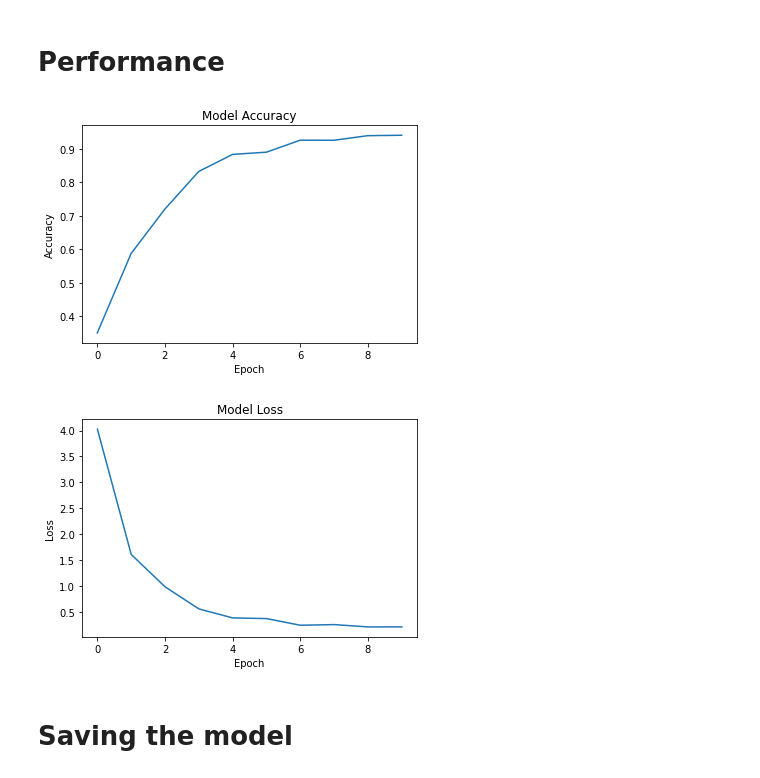
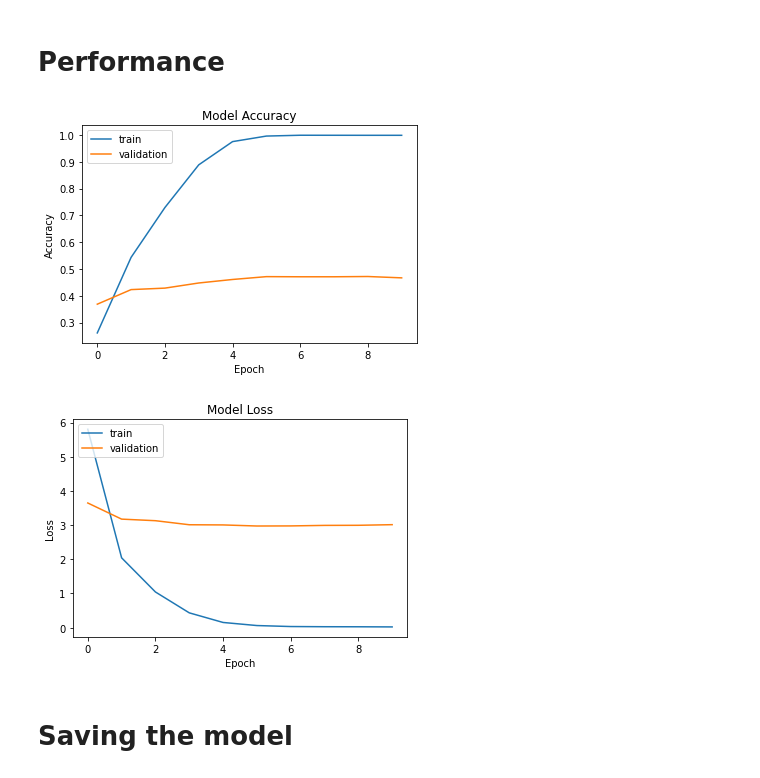
Before and after one commit to sagnik106/Dog-Breed-Identification, a Jupyter notebook: trainer.ipynb, the cells around one changed output. Cells and saved outputs as stored; diff of their text form; code cells hidden in the pictures.

Commit message:
Added validation split

```diff
--- a/trainer.ipynb
+++ b/trainer.ipynb
@@ -46,9 +46,8 @@ plt.show()
 # %% [markdown]
 # Data Generator
 # %%
-gen = ImageDataGenerator(preprocessing_function=preprocess_input)
+gen = ImageDataGenerator(preprocessing_function=preprocess_input, validation_split=0.2)
+batch_size=64
 # %%
-batch_size=4
-
-d_generator=gen.flow_from_directory(directory="dog-breed-identification/train", target_size=(128,128), color_mode='rgb', class_mode='categorical', batch_size=batch_size)
+train_generator=gen.flow_from_directory(directory="dog-breed-identification/train", target_size=(128,128), class_mode='categorical', batch_size=batch_size, subset='training')
 # %% [output]
@@ -55,0 +55,2 @@ Found 10222 images belonging to 120 classes.
+# %%
+val_generator=gen.flow_from_directory(directory="dog-breed-identification/train", target_size=(128,128), class_mode='categorical', batch_size=batch_size, subset='validation')
@@ -94,6 +97,6 @@ tdash=Tensordash(email='sagnik106@gmail.com', ModelName="Dog Breed Classifier")
 # Training
 # %%
 with tf.device("/gpu:0"):
-    hist=m.fit(d_generator, epochs=10, steps_per_epoch=10222//batch_size, verbose=1, callbacks=[tdash])
+    hist=m.fit(train_generator, epochs=10, steps_per_epoch=train_generator.samples//batch_size, validation_data=val_generator, validation_steps=val_generator.samples//batch_size, verbose=1, callbacks=[tdash])
 # %% [output]
 Epoch 1/10
@@ -120,25 +123,25 @@ Epoch 10/10
 # Performance
 # %%
 plt.plot(hist.history['accuracy'])
-#plt.plot(hist.history['val_accuracy'])
+plt.plot(hist.history['val_accuracy'])
 plt.title('Model Accuracy')
 plt.ylabel('Accuracy')
 plt.xlabel('Epoch')
-#plt.legend(['train', 'validation'], loc='upper left')
+plt.legend(['train', 'validation'], loc='upper left')
 plt.savefig('resources/accuracy.png')
 plt.show()
 
 plt.plot(hist.history['loss'])
-#plt.plot(hist.history['val_loss'])
+plt.plot(hist.history['val_loss'])
 plt.title('Model Loss')
 plt.ylabel('Loss')
 plt.xlabel('Epoch')
-#plt.legend(['train', 'validation'], loc='upper left')
+plt.legend(['train', 'validation'], loc='upper left')
 plt.savefig('resources/loss.png')
 plt.show()
 # %% [output]
-[figure, old version]
+[figure, new version]
-[figure, old version]
+[figure, new version]
 # %% [markdown]
 # Saving the model
 # %%
```
Also changed, not shown: parts of 3 cells of this notebook, 2 other files.
